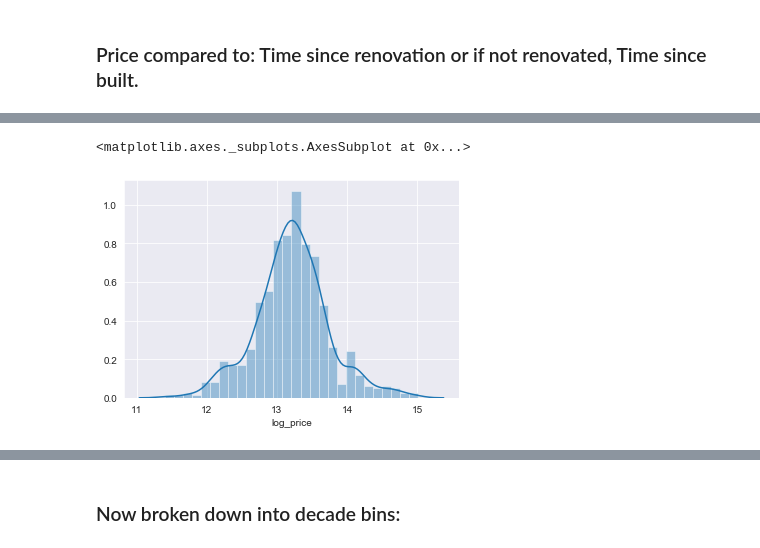
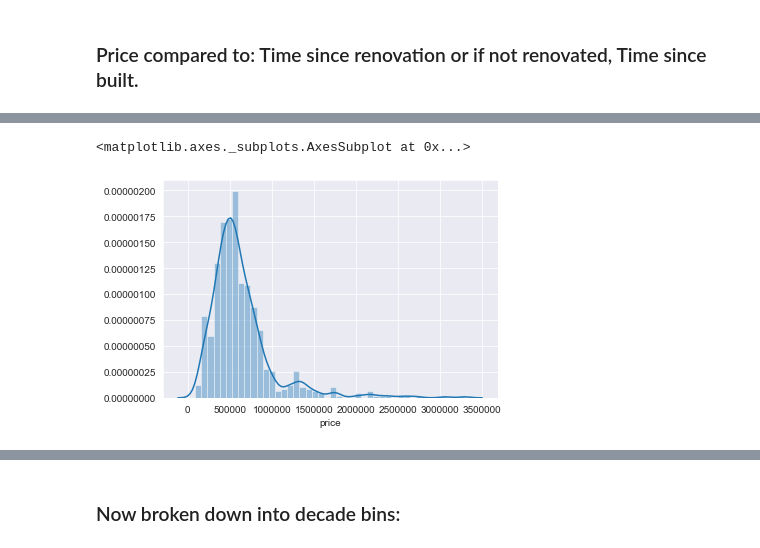
Before and after one commit to BanjiAjayi/Project1, a Jupyter notebook: Matt/Work Book 2.ipynb, the cells around one changed output, grey strips where cells are left out. Cells and saved outputs as stored; diff of their text form; code cells hidden in the pictures.

```diff
--- a/Matt/Work Book 2.ipynb
+++ b/Matt/Work Book 2.ipynb
@@ -741,6 +935,6 @@ df_1900 = df.loc[df['yr_built_bands'] == 1900]
 # %%
-sns.distplot(df_1900['log_price'])
+sns.distplot(df_1900['price'])
 # %% [output]
 <matplotlib.axes._subplots.AxesSubplot at 0x...>
-[figure, old version]
+[figure, new version]
 # %%
```
Also changed, not shown: parts of 44 cells of this notebook, 3 other files.
